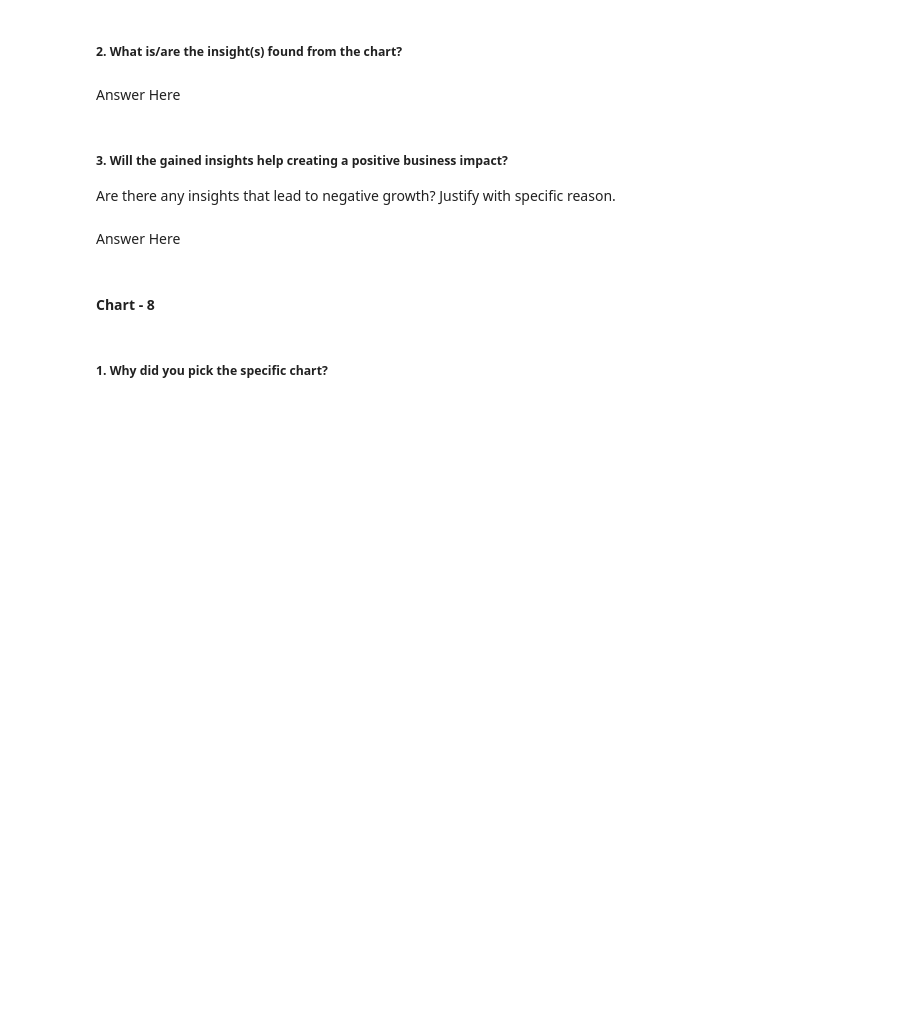
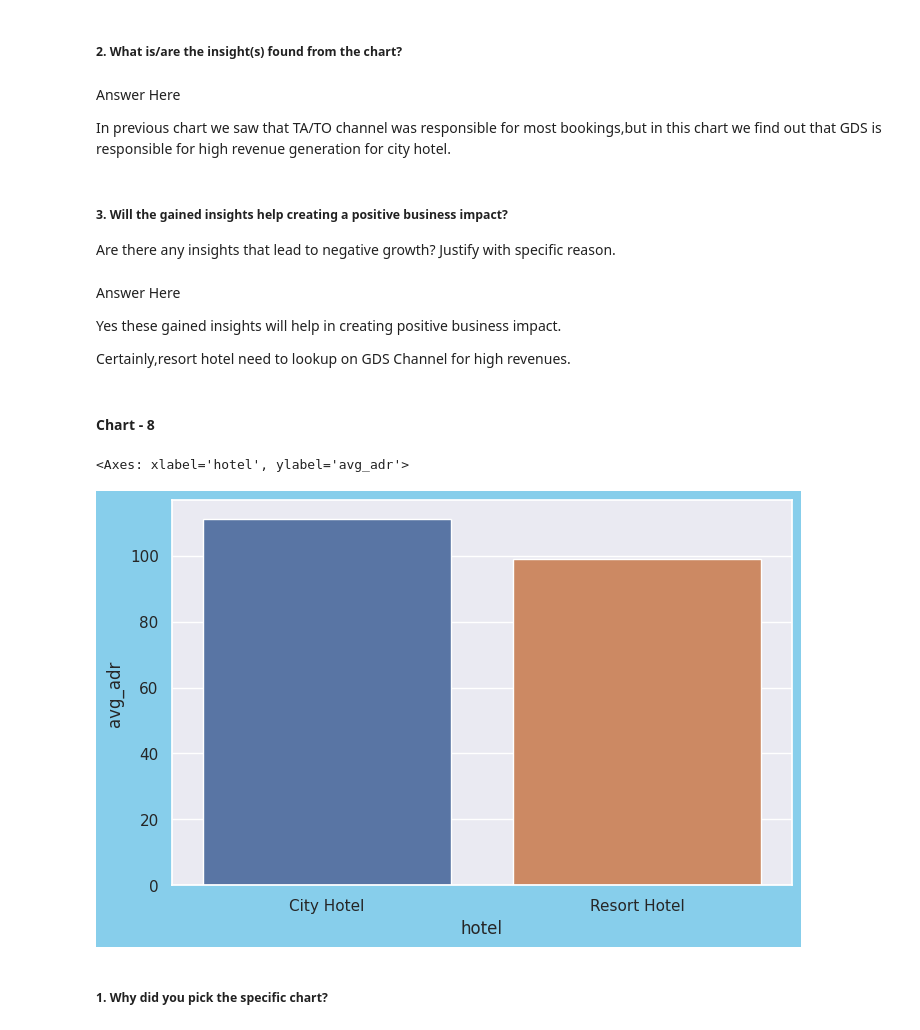
Before and after one commit to aayusharma01/Capstone_Proj, a Jupyter notebook: Hotel_Booking_Analysis.ipynb, the cells around one changed output. Saved outputs shown, nothing was run; the diff lists cells and outputs as text; code cells hidden in the pictures; blank space fills up the shorter version.

```diff
--- a/Hotel_Booking_Analysis.ipynb
+++ b/Hotel_Booking_Analysis.ipynb
@@ -540,12 +565,18 @@ Answer Here
 Answer Here.
 # %% [markdown]
 ##### 2. What is/are the insight(s) found from the chart?
-# %% [markdown]
-Answer Here
+# %% [markdown]
+Answer Here
+
+In previous chart we saw that TA/TO channel was responsible for most bookings,but in this chart we find out that GDS is responsible for high revenue generation for city hotel.
 # %% [markdown]
 ##### 3. Will the gained insights help creating a positive business impact?
 Are there any insights that lead to negative growth? Justify with specific reason.
-# %% [markdown]
-Answer Here
+# %% [markdown]
+Answer Here
+
+Yes these gained insights will help in creating positive business impact.
+
+Certainly,resort hotel need to lookup on GDS Channel for high revenues.
 # %% [markdown]
 #### Chart - 8
@@ -554,3 +583,13 @@ Answer Here
+# %%
+# Chart - 8 visualization code
+#which hotel seems to make more revenue?
+
+d3 = grouped_by_hotel['adr'].agg(np.mean).reset_index().rename(columns = {'adr':'avg_adr'})   # calculating average adr
+plt.figure(figsize = (8,5),facecolor="skyblue")
+sns.barplot(x = d3['hotel'], y = d3['avg_adr'] )
+# %% [output]
+<Axes: xlabel='hotel', ylabel='avg_adr'>
+[figure, added]
 # %% [markdown]
 ##### 1. Why did you pick the specific chart?
 # %% [markdown]
```
Also changed, not shown: parts of 63 cells of this notebook.
